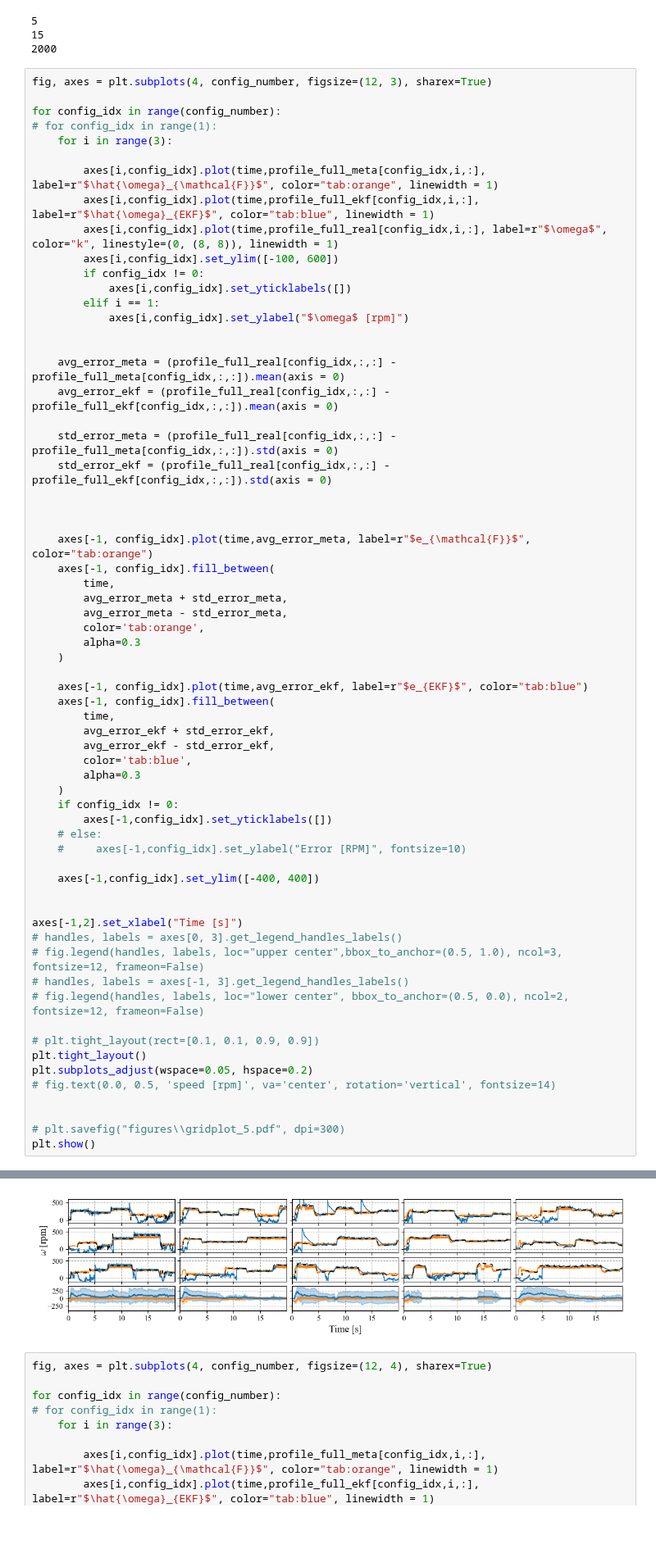
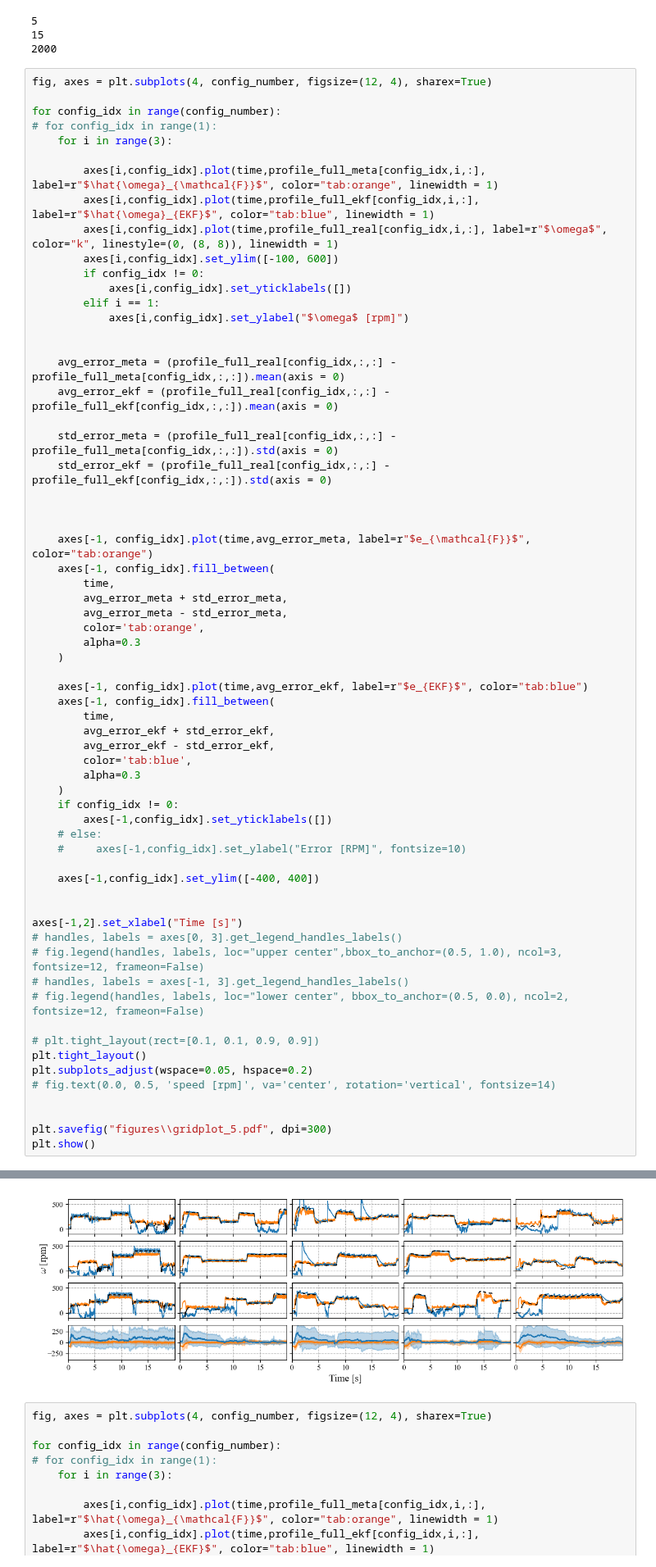
Before and after one commit to buswayne/in-context-bldc, a Jupyter notebook: speed_estimator/figures_gridplot.ipynb, the cells around one changed output, grey strips where cells are left out. Shown at 82% size. Drawn from its saved outputs; the diff is of its cells as text; blank space fills up the shorter version.

```diff
--- a/speed_estimator/figures_gridplot.ipynb
+++ b/speed_estimator/figures_gridplot.ipynb
@@ -95,7 +95,7 @@ print(exp_length)
 15
 2000
 # %%
-fig, axes = plt.subplots(4, config_number, figsize=(12, 3), sharex=True)
+fig, axes = plt.subplots(4, config_number, figsize=(12, 4), sharex=True)
 
 for config_idx in range(config_number):
 # for config_idx in range(1):
@@ -156,6 +156,6 @@ plt.subplots_adjust(wspace=0.05, hspace=0.2)
 # fig.text(0.0, 0.5, 'speed [rpm]', va='center', rotation='vertical', fontsize=14)
 
 
-# plt.savefig("figures\\gridplot_5.pdf", dpi=300)
+plt.savefig("figures\\gridplot_5.pdf", dpi=300)
 plt.show()
 # %% [output]
@@ -162,4 +164,4 @@ plt.show()
-[figure, old version]
+[figure, new version]
 # %%
 fig, axes = plt.subplots(4, config_number, figsize=(12, 4), sharex=True)
 
```
Also changed, not shown: parts of 1 cell of this notebook, 24 other files.
